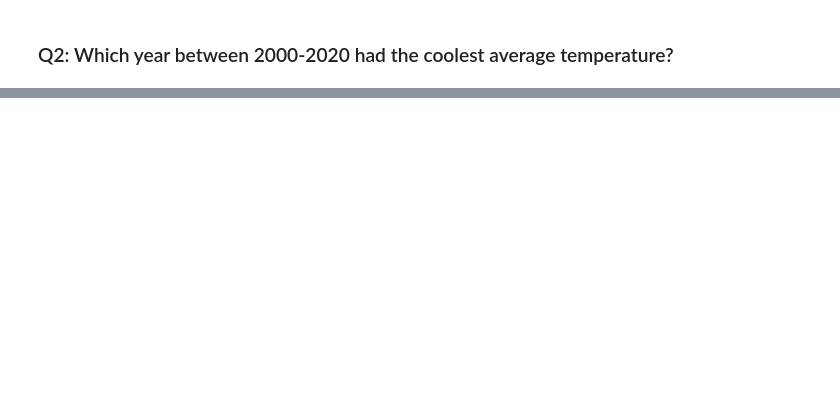
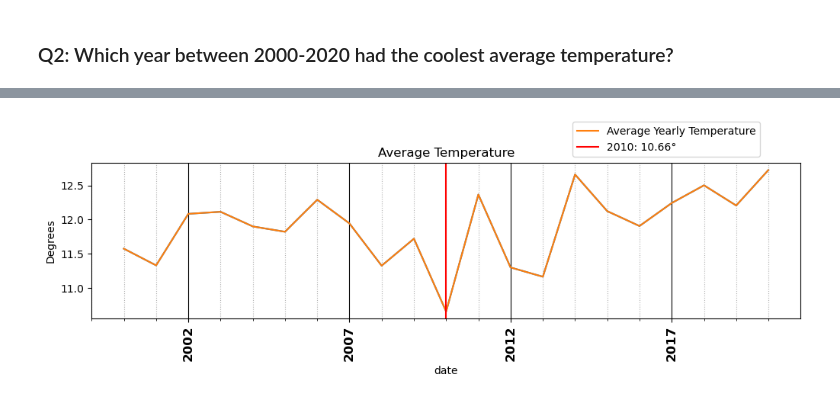
Before and after one commit to whitefreeze/London_Weather-Resampling_Datetime_Data, a Jupyter notebook: London_Weather-Resampling_Datetime_Data.ipynb, the cells around one changed output, grey strips where cells are left out. Drawn from its saved outputs; the diff is of its cells as text; code cells hidden in the pictures; blank space fills up the shorter version.

```diff
--- a/London_Weather-Resampling_Datetime_Data.ipynb
+++ b/London_Weather-Resampling_Datetime_Data.ipynb
@@ -350,0 +344,47 @@ ax.legend(bbox_to_anchor=[1,1]);
+# %%
+# Plot: Between 2000-2010, the maximum monthly average precipitation
+
+
+##  Make the fig and axis first
+#  plot the time series with pandas
+fig, ax = plt.subplots(figsize=(12,3))
+ax.plot(df_temp_res.index, df_temp_res.values)
+
+df_temp_res.plot(ax=ax, title= 'Average Temperature', ylabel= 'Degrees', label='Average Yearly Temperature');
+
+
+# create the locator to place ticks every year
+loc_year = mdates.MonthLocator(interval=12)
+#fmt_year = mdates.DateFormatter("%y")
+
+## for major year ticks
+loc_5year = mdates.MonthLocator(interval=60)
+fmt_5year = mdates.DateFormatter("%Y")
+
+##  customize minor ticks
+ax.xaxis.set_minor_locator(loc_year)
+#ax.xaxis.set_minor_formatter(fmt_year)
+
+##  customize major ticks
+ax.xaxis.set_major_locator(loc_5year)
+ax.xaxis.set_major_formatter(fmt_5year)
+
+# Set xticks and xticklabels
+ax.set_xticks(ax.get_xticks())
+ax.set_xticklabels(ax.get_xticklabels(), fontsize='large', fontweight='bold')
+
+
+##  Making major/minor gridlines visually distinct
+ax.grid(which='minor',axis='x',ls=":")
+ax.grid(which='major',axis='x',color='k')
+
+# Plot vertical line for year with max precipitation value
+ax.axvline(min_temp, color='red', label=f'{min_temp.strftime("%Y")}: {df_temp_res.loc[min_temp]:.2f}°')
+
+fig = ax.get_figure()
+fig.autofmt_xdate(rotation=90,ha='center')
+
+# plot legend
+ax.legend(bbox_to_anchor=[0.95,1.3]);
+# %% [output]
+[figure, added]
```
Also changed, not shown: parts of 6 cells of this notebook.
